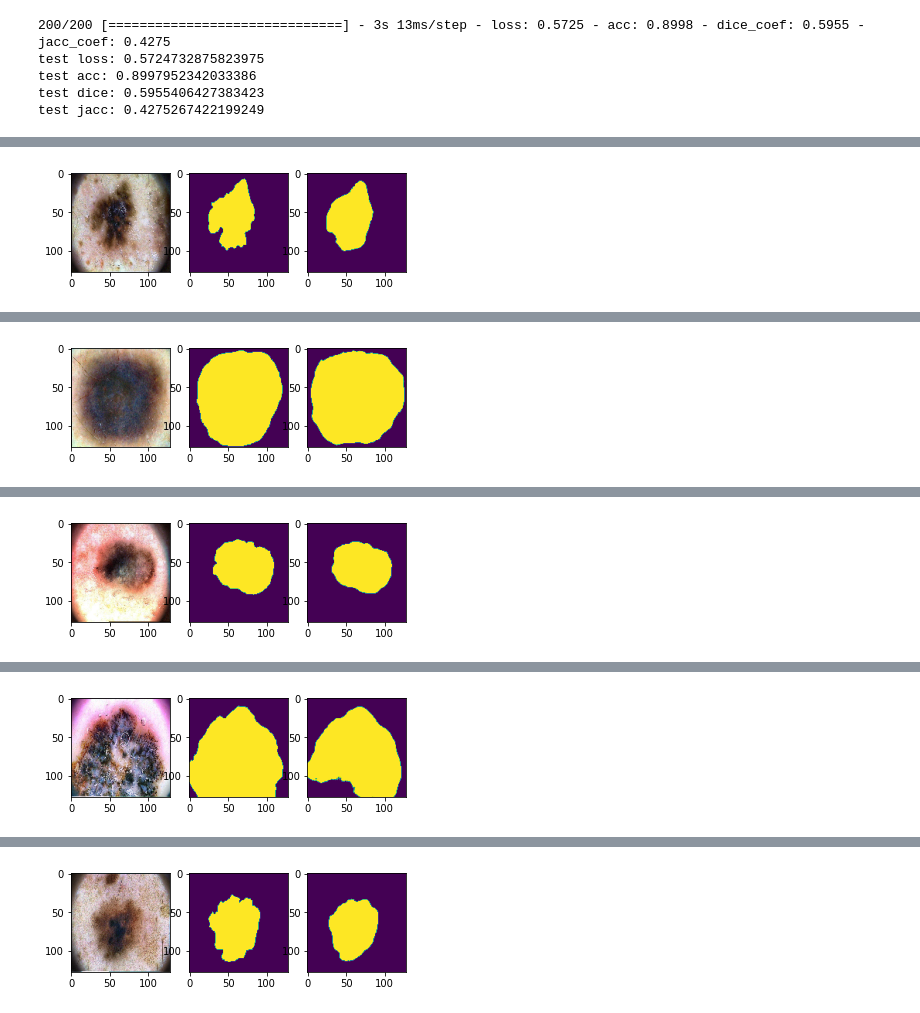
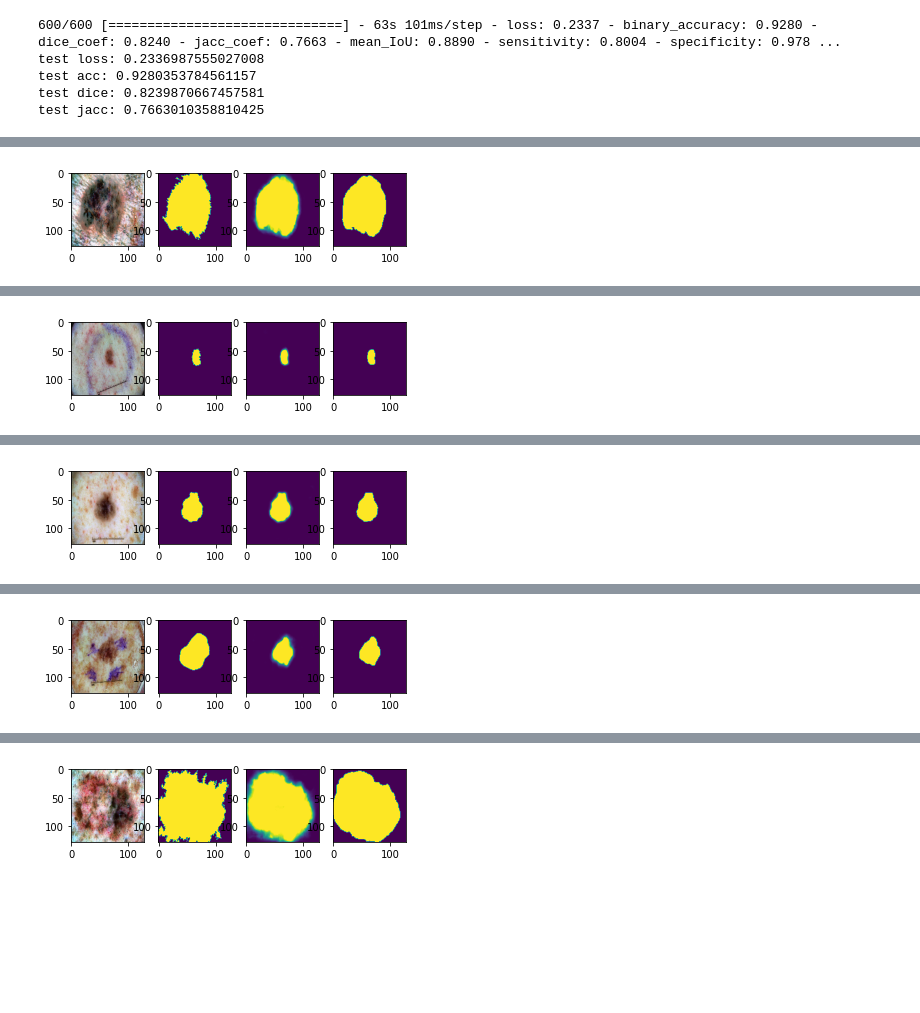
Before and after one commit to mavaldivie/Dermoscopic-Images-Segmentation, a Jupyter notebook: unet.ipynb, the cells around one changed output, grey strips where cells are left out. Cells and saved outputs as stored; diff of their text form; code cells hidden in the pictures; blank space fills up the shorter version.

```diff
--- a/unet.ipynb
+++ b/unet.ipynb
@@ -16,5 +16,5 @@ epochs = 50
 # %%
-from load import MakeDataset, Preprocessed_Dataset
-train_dataset = Preprocessed_Dataset(train_images, train_masks, image_size, mask_size, train_images_size, batch_size)
-validation_dataset = Preprocessed_Dataset(validation_images, validation_masks, image_size, mask_size, validation_images_size, validation_batch_size)
+from load import MakeDataset, Clahe_Dataset, Clahe_HSV_Dataset
+train_dataset = Clahe_Dataset(train_images, train_masks, image_size, mask_size, train_images_size, batch_size)
+validation_dataset = Clahe_Dataset(validation_images, validation_masks, image_size, mask_size, validation_images_size, validation_batch_size)
 # %% [output]
@@ -38,19 +37,0 @@ Your kernel may have been built without NUMA support.
-# %%
-import matplotlib.pyplot as plt
-for image, mask in train_dataset.take(1).as_numpy_iterator():
-  im1, im2, im3, im4, *_ = image
-  print(min(im1.flatten()), max(im1.flatten()), im1.shape)
-  f, axarr = plt.subplots(2,2)
-  axarr[0,0].imshow(im1)
-  axarr[0,1].imshow(im2)
-  axarr[1,0].imshow(im3)
-  axarr[1,1].imshow(im4)
-  plt.show()
-
-  im1, im2, im3, im4, *_ = mask
-  print(min(im1.flatten()), max(im1.flatten()), im1.shape)
-  f, axarr = plt.subplots(2,2)
-  axarr[0,0].imshow(im1.squeeze(axis=2))
-  axarr[0,1].imshow(im2.squeeze(axis=2))
-  axarr[1,0].imshow(im3.squeeze(axis=2))
-  axarr[1,1].imshow(im4.squeeze(axis=2))
@@ -70,6 +65,7 @@ model = batch_normalization_model(image_size)
 # %%
-from metrics import jacc_loss, dice_coef, jacc_coef, acc, mean_IoU, sensitivity, specificity
-model.compile(optimizer = Adam(learning_rate=learning_rate), loss = jacc_loss, metrics = [acc, dice_coef, jacc_coef, mean_IoU, sensitivity,specificity])
+from tensorflow.keras.optimizers import Adam
+from metrics import jacc_loss, dice_coef, jacc_coef, acc, mean_IoU, sensitivity, specificity, discrete_jacc
+model.compile(optimizer = Adam(learning_rate=learning_rate), loss = jacc_loss, metrics = [acc, dice_coef, jacc_coef, mean_IoU, sensitivity, specificity, discrete_jacc])
 # %%
 history = model.fit(
     train_dataset,
@@ -117,23 +138,21 @@ test_dataset = Preprocessed_Dataset(test_images, test_masks, image_size, mask_si
-# %%
-test_loss, test_acc, test_dice, test_jacc = model.evaluate(test_dataset, steps=200)
-print('test loss:', test_loss)
-print('test acc:', test_acc)
-print('test dice:', test_dice)
-print('test jacc:', test_jacc)
-# %% [output]
-200/200 [==============================] - 3s 13ms/step - loss: 0.5725 - acc: 0.8998 - dice_coef: 0.5955 - jacc_coef: 0.4275
-test loss: 0.5724732875823975
-test acc: 0.8997952342033386
-test dice: 0.5955406427383423
-test jacc: 0.4275267422199249
+# %%
+test_loss, test_acc, test_dice, test_jacc, *_ = model.evaluate(test_dataset, steps=len(test_images))
+# %% [output]
+600/600 [==============================] - 63s 101ms/step - loss: 0.2337 - binary_accuracy: 0.9280 - dice_coef: 0.8240 - jacc_coef: 0.7663 - mean_IoU: 0.8890 - sensitivity: 0.8004 - specificity: 0.978 ...
+test loss: 0.2336987555027008
+test acc: 0.9280353784561157
+test dice: 0.8239870667457581
+test jacc: 0.7663010358810425
 # %%
 import matplotlib.pyplot as plt
-test_dataset = Preprocessed_Dataset(test_images, test_masks, image_size, mask_size,  len(test_images), batch_size=1)
+test_dataset = Clahe_Dataset(test_images, test_masks, image_size, mask_size,  len(test_images), batch_size=1)
 for image, mask in test_dataset.take(5).as_numpy_iterator():
   prediction = model.predict(image)
-  f, ax = plt.subplots(1,3)
+  f, ax = plt.subplots(1,4)
   ax[0].imshow(image[0])
   ax[1].imshow(mask[0].squeeze(axis=2))
   ax[2].imshow(prediction[0].squeeze(axis=2))
+  ax[3].imshow(prediction[0].squeeze(axis=2).round())
+  print(max(prediction[0].squeeze(axis=2).flatten()))
   plt.show()
 # %% [output]
@@ -141 +161 @@ for image, mask in test_dataset.take(5).as_numpy_iterator():
-[figure, old version]
+[figure, new version]
@@ -143 +164 @@ for image, mask in test_dataset.take(5).as_numpy_iterator():
-[figure, old version]
+[figure, new version]
@@ -145 +167 @@ for image, mask in test_dataset.take(5).as_numpy_iterator():
-[figure, old version]
+[figure, new version]
@@ -147 +170 @@ for image, mask in test_dataset.take(5).as_numpy_iterator():
-[figure, old version]
+[figure, new version]
@@ -149 +173 @@ for image, mask in test_dataset.take(5).as_numpy_iterator():
-[figure, old version]
+[figure, new version]
```
Also changed, not shown: parts of 11 cells of this notebook, 1 other file.
